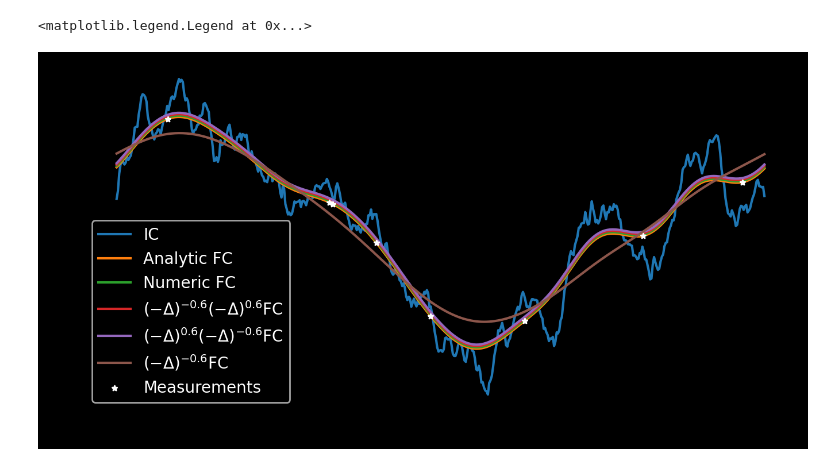
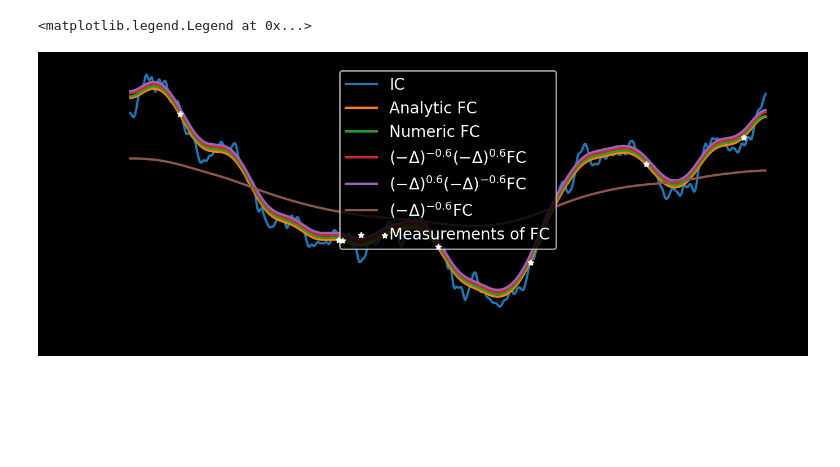
Before and after one commit to yairdaon/OED, a Jupyter notebook: heat.ipynb, the cells around one changed output. Saved outputs shown, nothing was run; the diff lists cells and outputs as text; code cells hidden in the pictures; blank space fills up the shorter version.

```diff
--- a/heat.ipynb
+++ b/heat.ipynb
@@ -149,8 +151,12 @@ class PointObservation(FourierMultiplier):
         self.meas = np.array(meas)
         self.size = len(meas)
         self.multiplier = np.zeros((self.size, self.N), dtype=np.complex128)
-        for k in range(self.N):
-            self.multiplier[:,k] = self.eigenfunction(k)(self.meas)/np.sqrt(self.N)
+        if self.transform == 'fft':
+            for k in range(self.N):
+                self.multiplier[:,k] = self.eigenfunction(k)(self.meas)/np.sqrt(self.N)
+        elif self.transform == 'dct':
+            for k in range(self.N):
+                self.multiplier[:,k] = self.eigenfunction(k)(self.meas)/np.sqrt(0.5*self.N)
 
     def __call__(self, v):
         vhat = self.to_freq_domain(v)
@@ -172,3 +178,12 @@ class DiagObservation(FourierMultiplier):
         O = self.to_time_domain(self.multiplier)
         Ostar = O.T.conj()
         self.OstarO = np.dot(Ostar, O)
+
+k = 7
+obs = PointObservation(N=1400, L=2, meas=np.linspace(0,2,50))
+u = obs.eigenvector(k)
+
+fig = plt.figure(figsize=(6,3))
+plt.plot(obs.x, u)
+plt.scatter(obs.meas, obs(u).real)
+plt.show()
@@ -175,37 +192,38 @@ class DiagObservation(FourierMultiplier):
 # %%
+np.random.seed(5842)
 N = 500
 L = 3
-time = 5e-2
+time = 3e-3
 alpha = 0.6
 gamma = -.6
-transform = 'fft'
 
-
-fwd = Heat(N=N, L=L, alpha=alpha, time=time, transform=transform)
-prior = Prior(gamma=gamma, N=N, L=L, transform=transform)
-obs = PointObservation(meas=[0.2356323, 0.9822345, 1.451242, 1.886632215, 2.43244, 2.89235633, 1, 1.2], L=L, N=N, transform=transform)
+fwd = Heat(N=N, L=L, alpha=alpha, time=time)
+prior = Prior(gamma=gamma, N=N, L=L)
+obs = PointObservation(meas=[0.2356323, 0.9822345, 1.451242, 1.886632215, 2.43244, 2.89235633, 1, 1.2], L=L, N=N)
 
 # IC
 u0, coeffs0 = prior.sample(return_coeffs=True)
 
 # Analytic
 coeffsT = coeffs0 * fwd.multiplier
 uT = prior.coeff2u(coeffsT)
 
 # Numeric solution
 uT_num = fwd(u0)
 
+fig = plt.figure(figsize=(8,3))
 plt.plot(fwd.x, u0.real, label='IC')
 plt.plot(fwd.x, uT.real, label='Analytic FC')
 plt.plot(fwd.x, uT_num.real+0.025, label='Numeric FC')
-plt.plot(prior.x, prior(prior.inverse(uT))+0.05, label=str(prior) + prior.invstr + 'FC')
-plt.plot(prior.x, prior.inverse(prior(uT))+0.075, label=prior.invstr + str(prior) + 'FC')
-plt.plot(prior.x, prior(uT), label= str(prior) + 'FC')
+plt.plot(prior.x, prior(prior.inverse(uT)).real+0.05, label=str(prior) + prior.invstr + 'FC')
+plt.plot(prior.x, prior.inverse(prior(uT)).real+0.075, label=prior.invstr + str(prior) + 'FC')
+plt.plot(prior.x, prior(uT).real, label= str(prior) + 'FC')
 #plt.plot(prior.x, prior.inverse(uT), label= prior.inv_str + 'FC')
-plt.scatter(obs.meas, obs(uT).real, label='Measurements', marker='*', s =10, color='w', zorder=10)
+plt.scatter(obs.meas, obs(uT).real, label='Measurements of FC', marker='*', s =10, color='w', zorder=10)
 
 plt.legend()
+
 #plt.close()
 # %% [output]
 <matplotlib.legend.Legend at 0x...>
-[figure, old version]
+[figure, new version]
```
Also changed, not shown: parts of 15 cells of this notebook, 12 other files.
